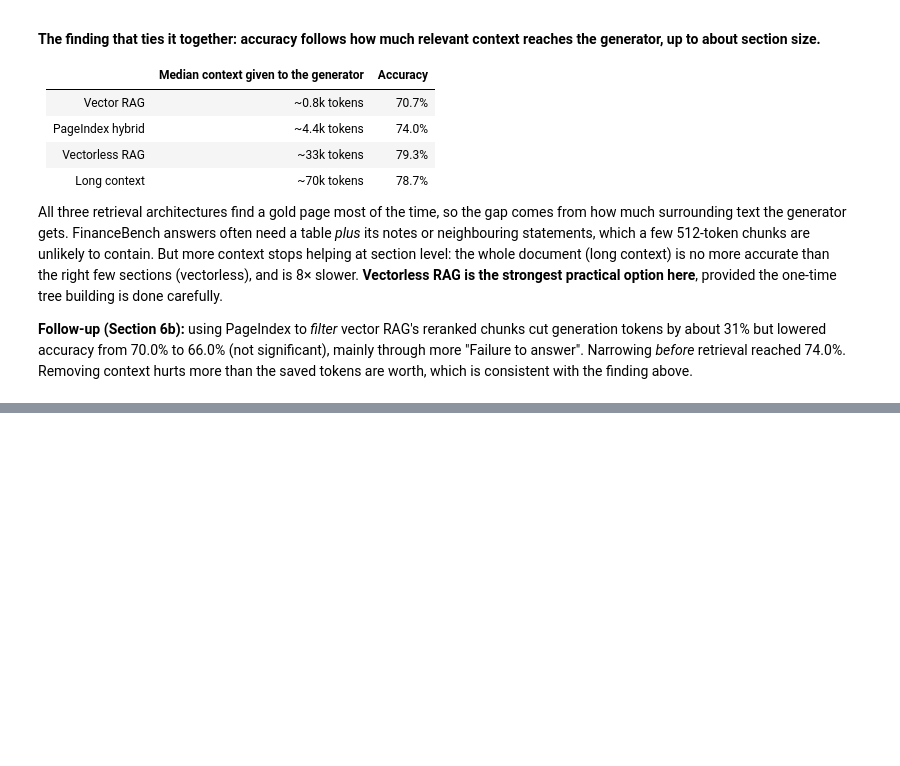
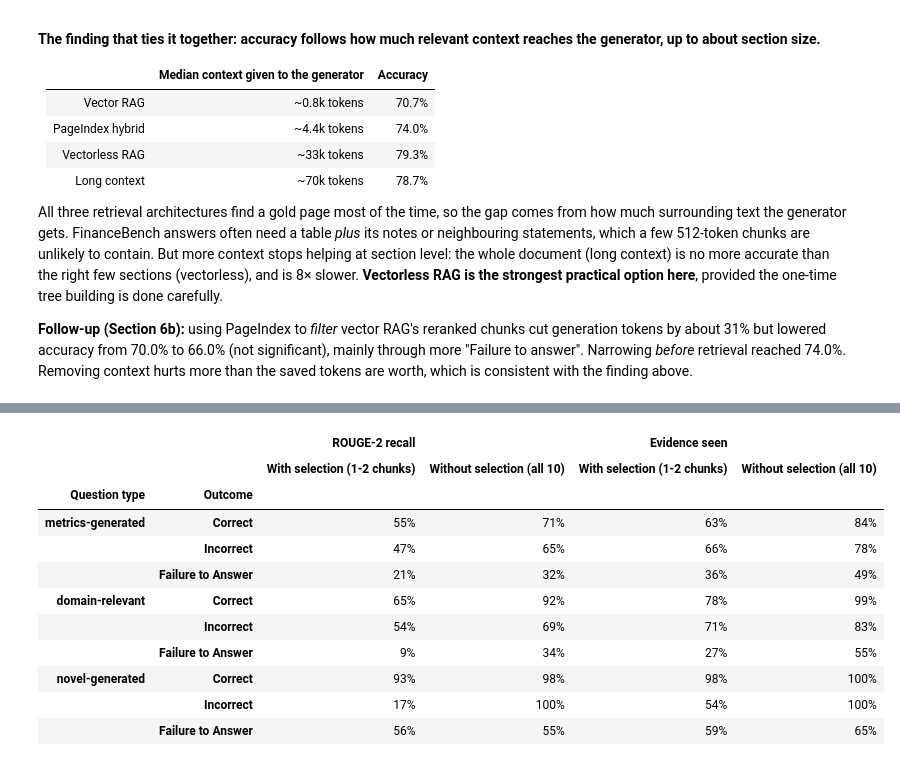
Before and after one commit to shaliqsv/financebench-rag-thesis, a Jupyter notebook: analysis/findings_walkthrough.ipynb, the cells around one changed output, grey strips where cells are left out. Saved outputs shown, nothing was run; the diff lists cells and outputs as text; code cells hidden in the pictures; blank space fills up the shorter version.

```diff
--- a/analysis/findings_walkthrough.ipynb
+++ b/analysis/findings_walkthrough.ipynb
@@ -444,0 +624,20 @@ by_type.style.format("{:.0%}").background_gradient(cmap="Blues", vmin=0.4, vmax=
+# %%
+def show_examples(arch, qtype="novel-generated", outcome="Failure to Answer", n=3, seed=0):
+    ids = labels.index[(questions.question_type == qtype) & labels[arch].eq(outcome)]
+    ids = pd.Series(ids).sample(n=min(n, len(ids)), random_state=seed)
+    rows = []
+    for fb_id in ids:
+        rec, q = score_records[arch][fb_id], questions.loc[fb_id]
+        row = {"question": q.question, "gold answer": q.answer, "model answer": rec["model_answer"],
+               "judge reasoning": rec.get("judge_reasoning") or "(deterministic match)"}
+        if arch in CONTEXT_CHUNKS:
+            row["chunks shown"] = len(CONTEXT_CHUNKS[arch](fb_id))
+            row["evidence seen"] = f"{evidence_seen(fb_id, CONTEXT_CHUNKS[arch](fb_id)):.0%}"
+            row["ROUGE-2 recall"] = f"{rouge2_recall(fb_id, CONTEXT_CHUNKS[arch](fb_id)):.0%}"
+        rows.append(row)
+    print(f"{arch} · {qtype} · {outcome}: {len(ids)} shown of {int(((questions.question_type == qtype) & labels[arch].eq(outcome)).sum())}")
+    with pd.option_context("display.max_colwidth", None):
+        display(pd.DataFrame(rows, index=list(ids)).style.set_properties(**{"text-align": "left", "white-space": "pre-wrap"}))
+
+for outcome in ["Correct", "Incorrect", "Failure to Answer"]:
+    show_examples("Vector RAG", "novel-generated", outcome, n=3)
@@ -444,0 +660,3 @@ by_type.style.format("{:.0%}").background_gradient(cmap="Blues", vmin=0.4, vmax=
+# %%
+for outcome in ["Correct", "Incorrect", "Failure to Answer"]:
+    show_examples("PageIndex hybrid", "novel-generated", outcome, n=3)
@@ -828,0 +1073,34 @@ All three retrieval architectures find a gold page most of the time, so the gap
+# %%
+vr_with = pd.Series({i: r["label"] for i, r in latest_by_id(SCORING["Vector RAG"]).items()}).reindex(questions.index)
+vr_without = pd.Series({i: r["label"] for i, r in latest_by_id(R / "plain_rerank_direct_stage_scoring.jsonl").items()}).reindex(questions.index)
+SELECTION_RUNS = {
+    "With selection (1-2 chunks)": (vr_with, lambda i: vr_selected[i]["selected_chunk_ids"]),
+    "Without selection (all 10)":  (vr_without, lambda i: vr_rerank[i]["chunk_ids"]),
+}
+rows = []
+for run, (lab, chunk_ids_of) in SELECTION_RUNS.items():
+    for qtype in ["metrics-generated", "domain-relevant", "novel-generated"]:
+        for outcome in ["Correct", "Incorrect", "Failure to Answer"]:
+            ids = lab.index[(questions.question_type == qtype) & lab.eq(outcome)]
+            if len(ids):
+                rows.append({"Run": run, "Question type": qtype, "Outcome": outcome,
+                             "ROUGE-2 recall": np.median([rouge2_recall(i, chunk_ids_of(i)) for i in ids]),
+                             "Evidence seen": np.median([evidence_seen(i, chunk_ids_of(i)) for i in ids])})
+selection_evidence = pd.DataFrame(rows).pivot_table(index=["Question type", "Outcome"], columns="Run",
+                                                    values=["ROUGE-2 recall", "Evidence seen"], sort=False)
+selection_evidence.columns = pd.MultiIndex.from_tuples(list(selection_evidence.columns))
+selection_evidence = selection_evidence[[(m, r) for m in ["ROUGE-2 recall", "Evidence seen"] for r in SELECTION_RUNS]]
+selection_evidence.style.format("{:.0%}", na_rep="–").background_gradient(cmap="Blues", vmin=0.0, vmax=1.0, axis=None)
+# %% [output]
+|  |  | ROUGE-2 recall |  | Evidence seen |  |
+|  |  | With selection (1-2 chunks) | Without selection (all 10) | With selection (1-2 chunks) | Without selection (all 10) |
+| Question type | Outcome |  |  |  |  |
+| metrics-generated | Correct | 55% | 71% | 63% | 84% |
+|  | Incorrect | 47% | 65% | 66% | 78% |
+|  | Failure to Answer | 21% | 32% | 36% | 49% |
+| domain-relevant | Correct | 65% | 92% | 78% | 99% |
+|  | Incorrect | 54% | 69% | 71% | 83% |
+|  | Failure to Answer | 9% | 34% | 27% | 55% |
+| novel-generated | Correct | 93% | 98% | 98% | 100% |
+|  | Incorrect | 17% | 100% | 54% | 100% |
+|  | Failure to Answer | 56% | 55% | 59% | 65% |
```
Also changed, not shown: parts of 21 cells of this notebook, 1 other file.
